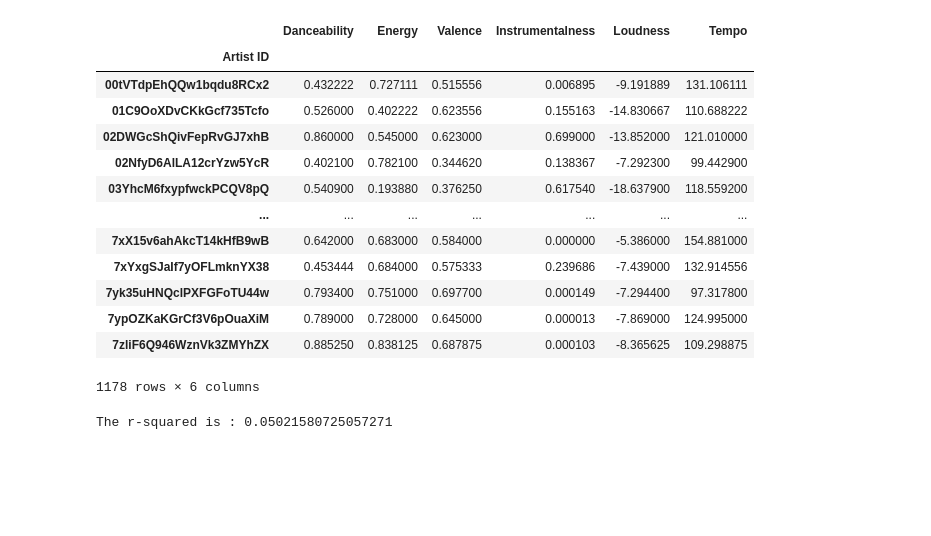
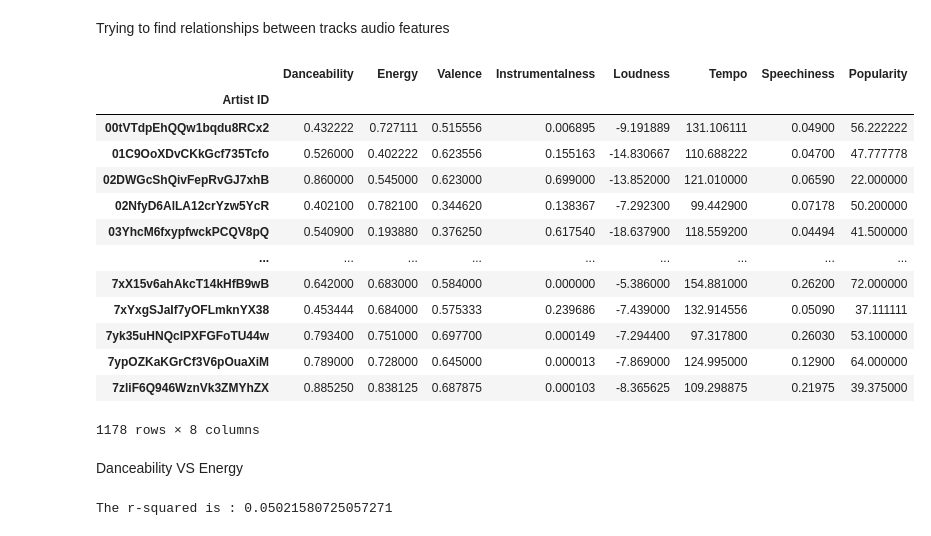
Before and after one commit to LievoisT/DataProject-Spotify, a Jupyter notebook: Chart_Analysis.ipynb, the cells around one changed output. Saved outputs shown, nothing was run; the diff lists cells and outputs as text; code cells hidden in the pictures; blank space fills up the shorter version.

```diff
--- a/Chart_Analysis.ipynb
+++ b/Chart_Analysis.ipynb
@@ -17,0 +26,5 @@ import scipy.stats as st
+# %%
+#reading tracks_df
+tracks_data_file = os.path.join("Trackfile.csv")
+tracks_df= pd.read_csv(tracks_data_file)
+tracks_df.head()
@@ -18,24 +38,29 @@ import scipy.stats as st
+# %% [markdown]
+Trying to find relationships between tracks audio features
 # %%
-grouped_tracks= artist_df.groupby("Artist ID")
+# Grouping by Artist id
+grouped_tracks= tracks_df.groupby("Artist ID")
 
-
+# Aggregating a DataFrame grouped_tracks with feature's means
 audio_analysis = grouped_tracks.agg(Danceability= pd.NamedAgg(column="Danceability", aggfunc="mean"),Energy=pd.NamedAgg(column="Energy", aggfunc="mean"),
                                      Valence=pd.NamedAgg(column="Valence", aggfunc="mean"),Instrumentalness=pd.NamedAgg(column="Instrumentalness", aggfunc="mean"),
-                                   Loudness=pd.NamedAgg(column="Loudness", aggfunc="mean"),Tempo=pd.NamedAgg(column="Tempo", aggfunc="mean"))
+                                   Loudness=pd.NamedAgg(column="Loudness", aggfunc="mean"),Tempo=pd.NamedAgg(column="Tempo", aggfunc="mean"),
+                                   Speechiness=pd.NamedAgg(column="Speechiness", aggfunc="mean"),Popularity=pd.NamedAgg(column="Popularity", aggfunc="mean"))
+
 audio_analysis
 # %% [output]
-|  | Danceability | Energy | Valence | Instrumentalness | Loudness | Tempo |
-| Artist ID |  |  |  |  |  |  |
-| 00tVTdpEhQQw1bqdu8RCx2 | 0.432222 | 0.727111 | 0.515556 | 0.006895 | -9.191889 | 131.106111 |
-| 01C9OoXDvCKkGcf735Tcfo | 0.526000 | 0.402222 | 0.623556 | 0.155163 | -14.830667 | 110.688222 |
-| 02DWGcShQivFepRvGJ7xhB | 0.860000 | 0.545000 | 0.623000 | 0.699000 | -13.852000 | 121.010000 |
-| 02NfyD6AlLA12crYzw5YcR | 0.402100 | 0.782100 | 0.344620 | 0.138367 | -7.292300 | 99.442900 |
-| 03YhcM6fxypfwckPCQV8pQ | 0.540900 | 0.193880 | 0.376250 | 0.617540 | -18.637900 | 118.559200 |
-| ... | ... | ... | ... | ... | ... | ... |
-| 7xX15v6ahAkcT14kHfB9wB | 0.642000 | 0.683000 | 0.584000 | 0.000000 | -5.386000 | 154.881000 |
-| 7xYxgSJaIf7yOFLmknYX38 | 0.453444 | 0.684000 | 0.575333 | 0.239686 | -7.439000 | 132.914556 |
-| 7yk35uHNQclPXFGFoTU44w | 0.793400 | 0.751000 | 0.697700 | 0.000149 | -7.294400 | 97.317800 |
-| 7ypOZKaKGrCf3V6pOuaXiM | 0.789000 | 0.728000 | 0.645000 | 0.000013 | -7.869000 | 124.995000 |
-| 7zliF6Q946WznVk3ZMYhZX | 0.885250 | 0.838125 | 0.687875 | 0.000103 | -8.365625 | 109.298875 |
+|  | Danceability | Energy | Valence | Instrumentalness | Loudness | Tempo | Speechiness | Popularity |
+| Artist ID |  |  |  |  |  |  |  |  |
+| 00tVTdpEhQQw1bqdu8RCx2 | 0.432222 | 0.727111 | 0.515556 | 0.006895 | -9.191889 | 131.106111 | 0.04900 | 56.222222 |
+| 01C9OoXDvCKkGcf735Tcfo | 0.526000 | 0.402222 | 0.623556 | 0.155163 | -14.830667 | 110.688222 | 0.04700 | 47.777778 |
+| 02DWGcShQivFepRvGJ7xhB | 0.860000 | 0.545000 | 0.623000 | 0.699000 | -13.852000 | 121.010000 | 0.06590 | 22.000000 |
+| 02NfyD6AlLA12crYzw5YcR | 0.402100 | 0.782100 | 0.344620 | 0.138367 | -7.292300 | 99.442900 | 0.07178 | 50.200000 |
+| 03YhcM6fxypfwckPCQV8pQ | 0.540900 | 0.193880 | 0.376250 | 0.617540 | -18.637900 | 118.559200 | 0.04494 | 41.500000 |
+| ... | ... | ... | ... | ... | ... | ... | ... | ... |
+| 7xX15v6ahAkcT14kHfB9wB | 0.642000 | 0.683000 | 0.584000 | 0.000000 | -5.386000 | 154.881000 | 0.26200 | 72.000000 |
+| 7xYxgSJaIf7yOFLmknYX38 | 0.453444 | 0.684000 | 0.575333 | 0.239686 | -7.439000 | 132.914556 | 0.05090 | 37.111111 |
+| 7yk35uHNQclPXFGFoTU44w | 0.793400 | 0.751000 | 0.697700 | 0.000149 | -7.294400 | 97.317800 | 0.26030 | 53.100000 |
+| 7ypOZKaKGrCf3V6pOuaXiM | 0.789000 | 0.728000 | 0.645000 | 0.000013 | -7.869000 | 124.995000 | 0.12900 | 64.000000 |
+| 7zliF6Q946WznVk3ZMYhZX | 0.885250 | 0.838125 | 0.687875 | 0.000103 | -8.365625 | 109.298875 | 0.21975 | 39.375000 |
-1178 rows × 6 columns
+1178 rows × 8 columns
 # %%
@@ -45,6 +71,8 @@ def regression(x,y):
     line_eq= "y=" + str(round(slope,2)) + "x+" + str(round(intercept,2))
     r_squared= rvalue**2
     return regress_values,line_eq,r_squared
+# %% [markdown]
+Danceability VS Energy
 # %%
 #Plotting scatter chart, line curve, line equation
 dance_energy= regression(audio_analysis["Energy"], audio_analysis["Danceability"])
```
Also changed, not shown: parts of 38 cells of this notebook.
